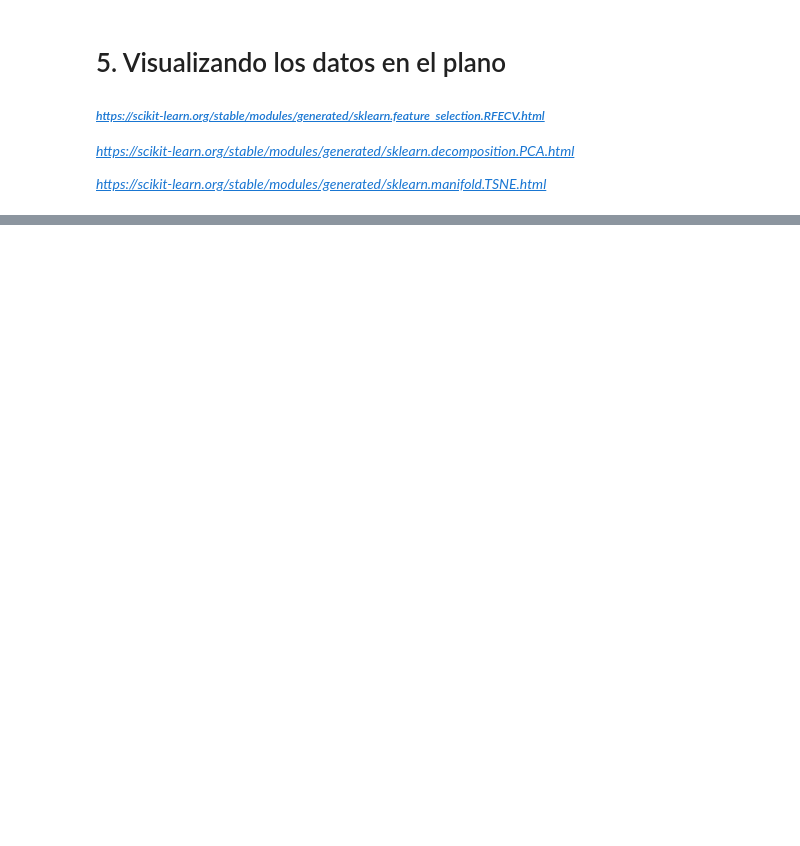
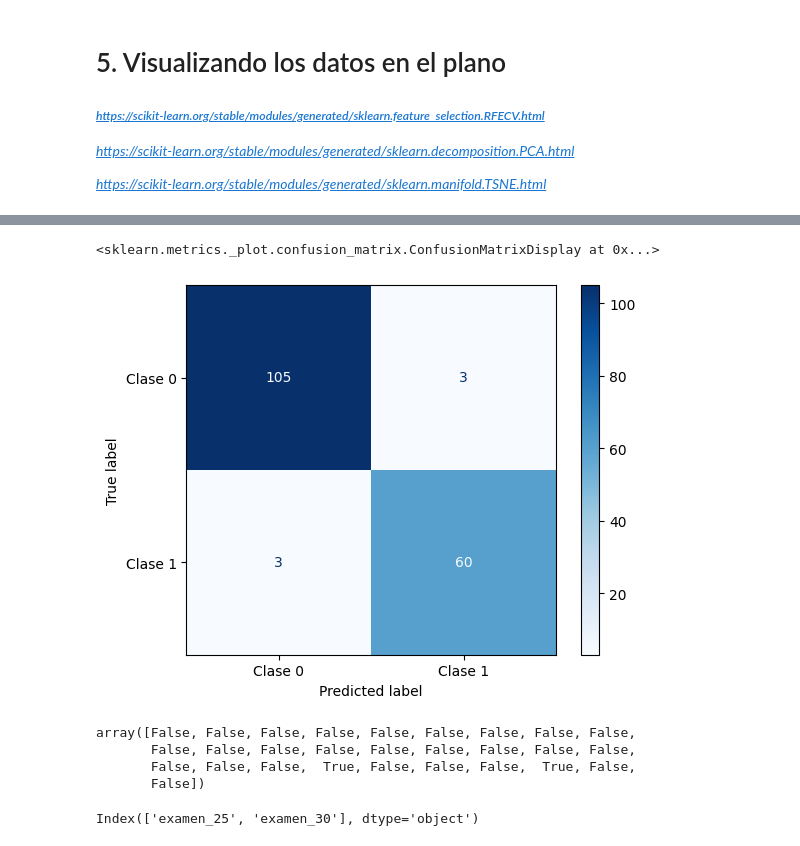
Before and after one commit to Ivan96LV/Machine_Learning, a Jupyter notebook: dimensionality_reduction.ipynb, the cells around one changed output, grey strips where cells are left out. Drawn from its saved outputs; the diff is of its cells as text; code cells hidden in the pictures; blank space fills up the shorter version.

```diff
--- a/dimensionality_reduction.ipynb
+++ b/dimensionality_reduction.ipynb
@@ -318,0 +444,16 @@ NameError: name 'train' is not defined
+# %%
+ConfusionMatrixDisplay.from_estimator(Logistic, rfe_test, y_test, display_labels=['Clase 0', 'Clase 1'], cmap='Blues', values_format='d')
+# %% [output]
+<sklearn.metrics._plot.confusion_matrix.ConfusionMatrixDisplay at 0x...>
+[figure, added]
+# %%
+rfe.support_
+# %% [output]
+array([False, False, False, False, False, False, False, False, False,
+       False, False, False, False, False, False, False, False, False,
+       False, False, False,  True, False, False, False,  True, False,
+       False])
+# %%
+x3.columns[rfe.support_]
+# %% [output]
+Index(['examen_25', 'examen_30'], dtype='object')
```
Also changed, not shown: parts of 19 cells of this notebook.
